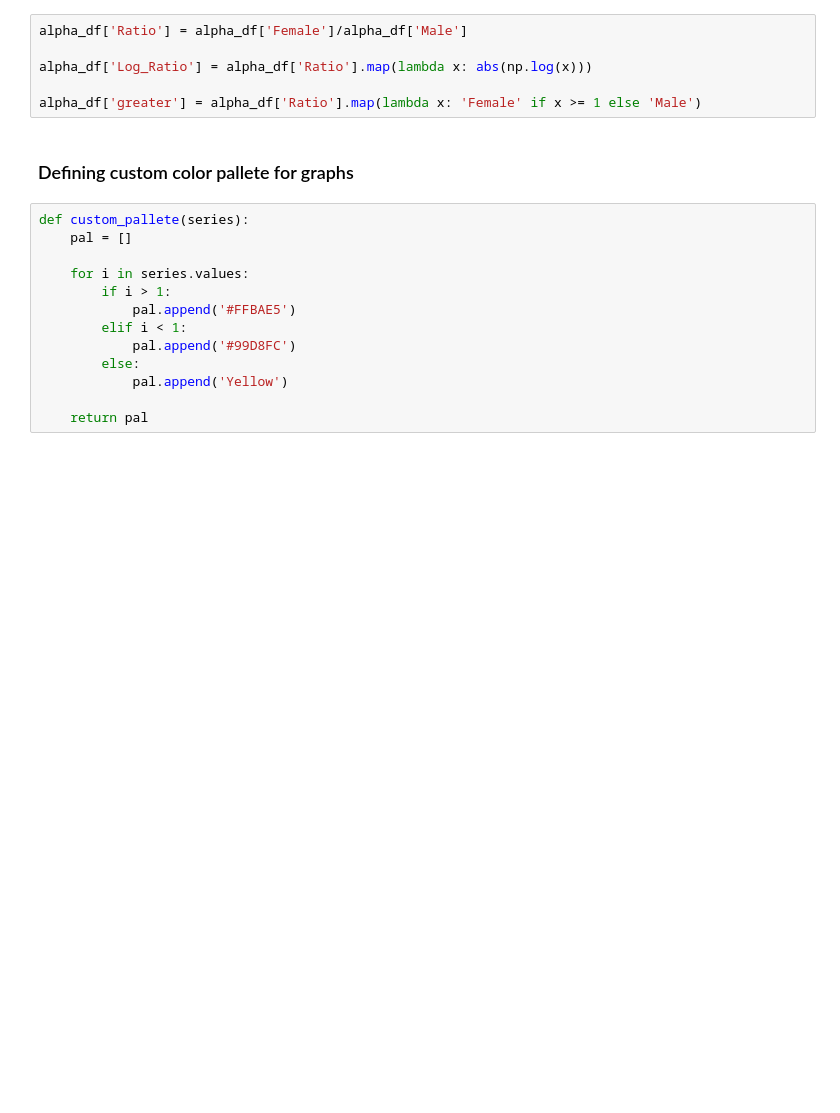
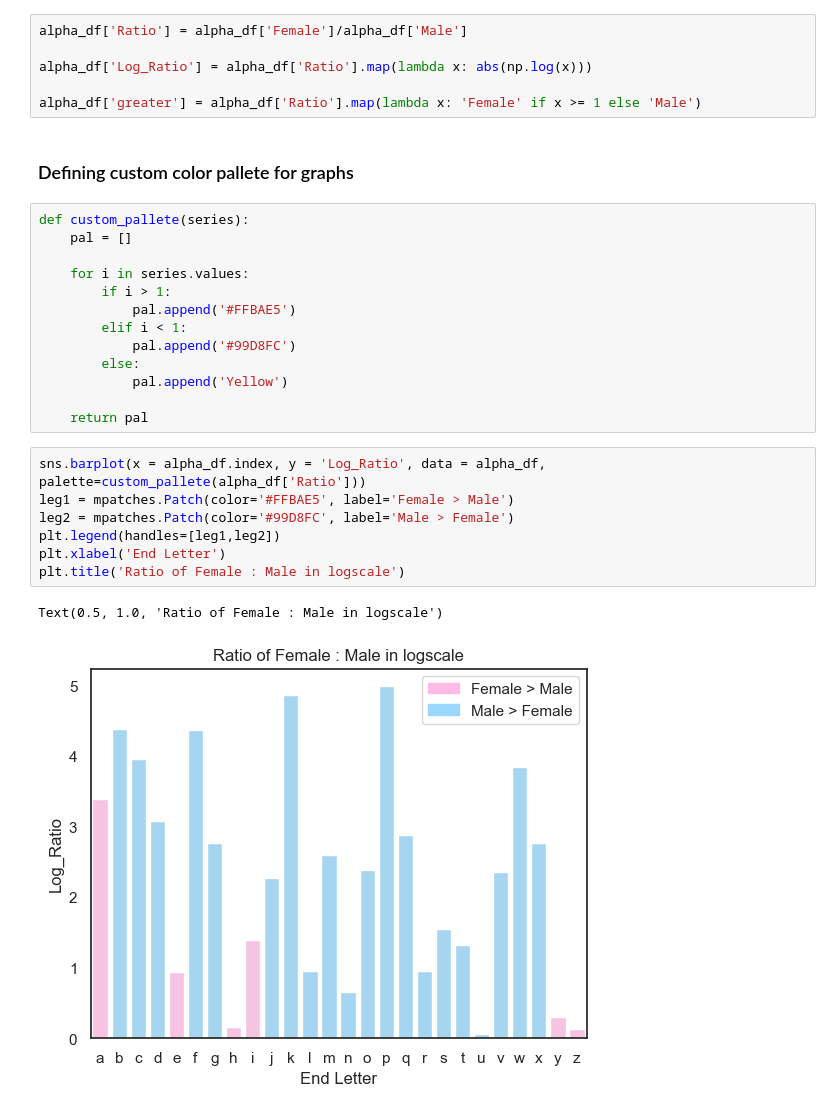
Before and after one commit to Priyagha/US_Name_Trends, a Jupyter notebook: US_Name_Trends.ipynb, the cells around one changed output. Saved outputs shown, nothing was run; the diff lists cells and outputs as text; blank space fills up the shorter version.

Commit message:
plot of female:male in log scale

```diff
--- a/US_Name_Trends.ipynb
+++ b/US_Name_Trends.ipynb
@@ -195,3 +195,13 @@ def custom_pallete(series):
             pal.append('Yellow')
 
     return pal
+# %%
+sns.barplot(x = alpha_df.index, y = 'Log_Ratio', data = alpha_df, palette=custom_pallete(alpha_df['Ratio']))
+leg1 = mpatches.Patch(color='#FFBAE5', label='Female > Male')
+leg2 = mpatches.Patch(color='#99D8FC', label='Male > Female')
+plt.legend(handles=[leg1,leg2])
+plt.xlabel('End Letter')
+plt.title('Ratio of Female : Male in logscale')
+# %% [output]
+Text(0.5, 1.0, 'Ratio of Female : Male in logscale')
+[figure, added]
```
